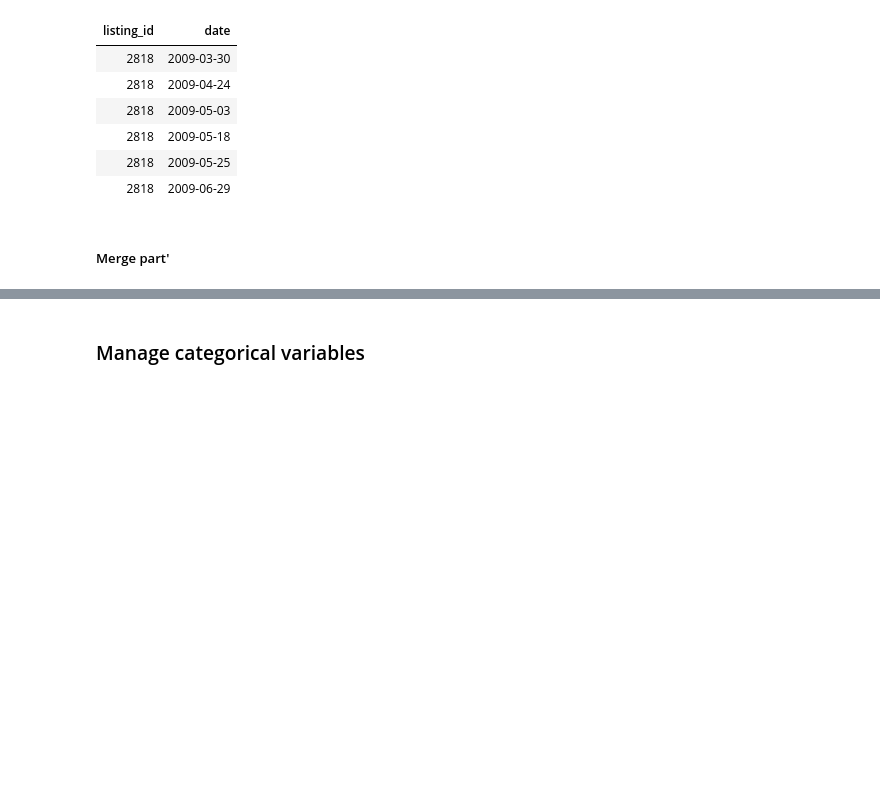
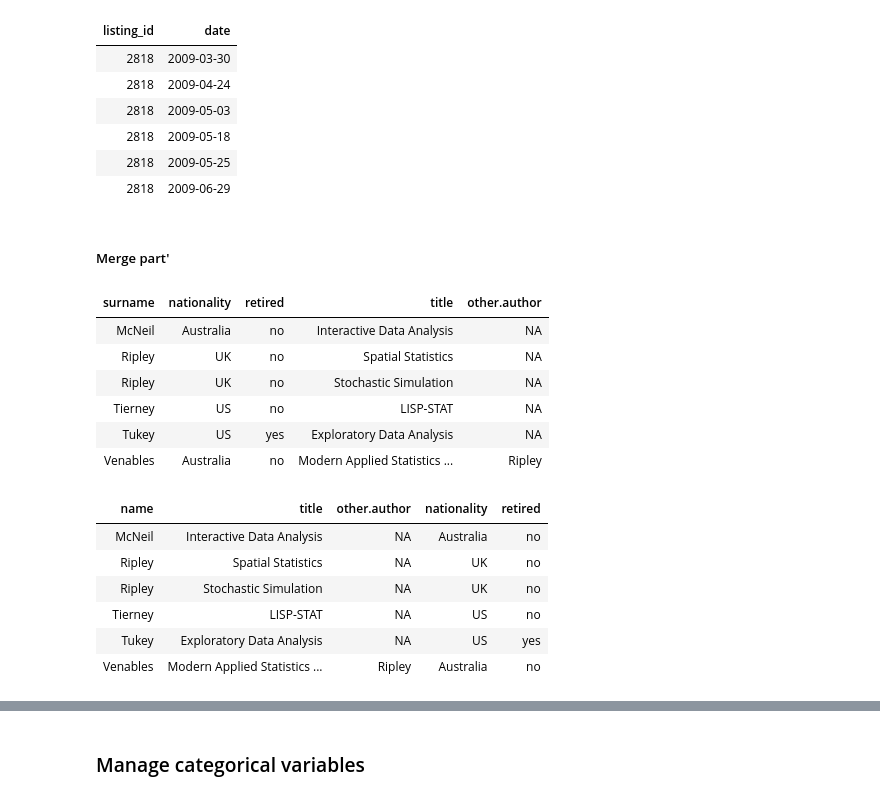
Before and after one commit to jengsen/Airbnb-R, a Jupyter notebook: PROJET R.ipynb, the cells around one changed output, grey strips where cells are left out. Drawn from its saved outputs; the diff is of its cells as text; code cells hidden in the pictures; blank space fills up the shorter version.

```diff
--- a/PROJET R.ipynb
+++ b/PROJET R.ipynb
@@ -222,3 +140,35 @@ head(reviews)
 ##### Merge part'
 # %%
 #Merge all tables
+# %%
+#Examples
+authors <- data.frame(
+    surname = c("Tukey", "Venables", "Tierney", "Ripley", "McNeil"),
+    nationality = c("US", "Australia", "US", "UK", "Australia"),
+    retired = c("yes", rep("no", 4)))
+books <- data.frame(
+    name = c("Tukey", "Venables", "Tierney", "Ripley", "Ripley", "McNeil"),
+    title = c("Exploratory Data Analysis",
+              "Modern Applied Statistics ...",
+              "LISP-STAT",
+              "Spatial Statistics", "Stochastic Simulation",
+               "Interactive Data Analysis"),
+    other.author = c(NA, "Ripley", NA, NA, NA, NA))
+
+merge(authors, books, by.x="surname", by.y="name")
+merge(books, authors, by.x="name", by.y="surname")
+# %% [output]
+| surname | nationality | retired | title | other.author |
+| McNeil | Australia | no | Interactive Data Analysis | NA |
+| Ripley | UK | no | Spatial Statistics | NA |
+| Ripley | UK | no | Stochastic Simulation | NA |
+| Tierney | US | no | LISP-STAT | NA |
+| Tukey | US | yes | Exploratory Data Analysis | NA |
+| Venables | Australia | no | Modern Applied Statistics ... | Ripley |
+| name | title | other.author | nationality | retired |
+| McNeil | Interactive Data Analysis | NA | Australia | no |
+| Ripley | Spatial Statistics | NA | UK | no |
+| Ripley | Stochastic Simulation | NA | UK | no |
+| Tierney | LISP-STAT | NA | US | no |
+| Tukey | Exploratory Data Analysis | NA | US | yes |
+| Venables | Modern Applied Statistics ... | Ripley | Australia | no |
```
Also changed, not shown: parts of 14 cells of this notebook.
